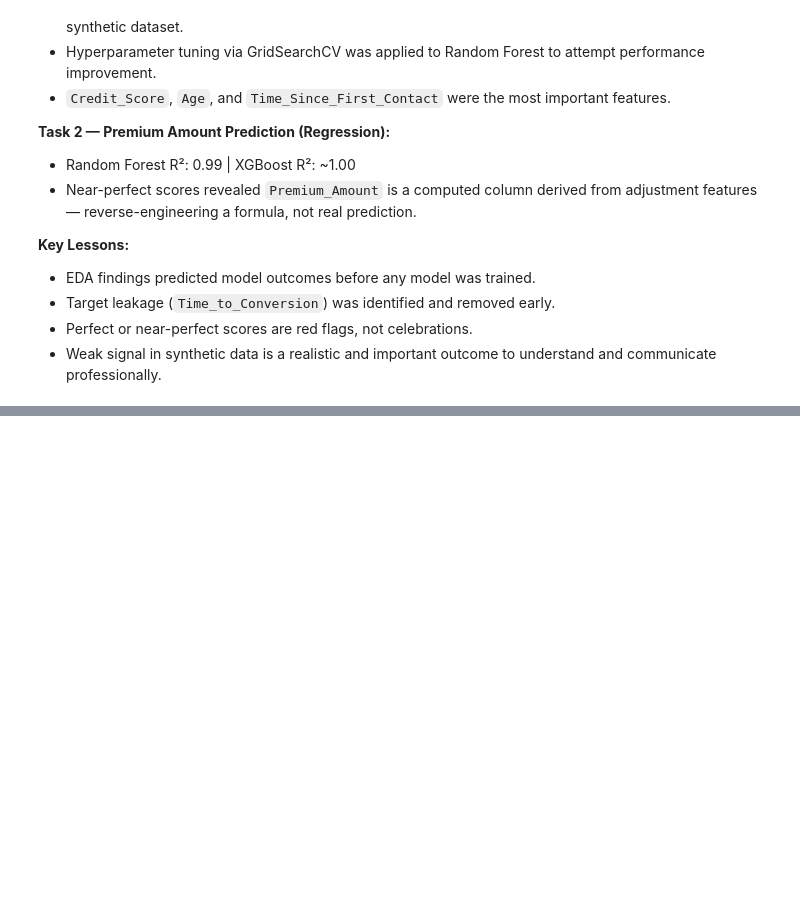
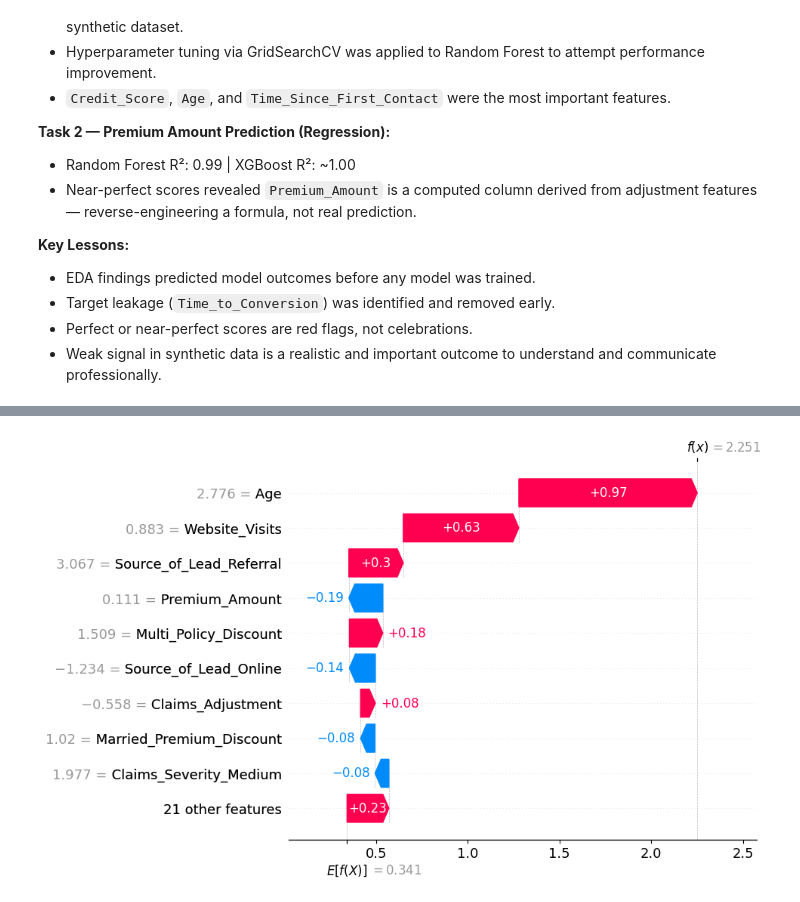
Before and after one commit to OluwatomisinOA/AI-Engineering, a Jupyter notebook: Projects/04_Insurance_Lead_Conversion_Prediction/Insurance_Lead_Conversion_Predicition.ipynb, the cells around one changed output, grey strips where cells are left out. Saved outputs shown, nothing was run; the diff lists cells and outputs as text; code cells hidden in the pictures; blank space fills up the shorter version.

```diff
--- a/Projects/04_Insurance_Lead_Conversion_Prediction/Insurance_Lead_Conversion_Predicition.ipynb
+++ b/Projects/04_Insurance_Lead_Conversion_Prediction/Insurance_Lead_Conversion_Predicition.ipynb
@@ -607,0 +636,12 @@ This project built a full machine learning pipeline on synthetic insurance data.
+# %%
+# waterfall plot
+shap.plots.waterfall(
+    shap.Explanation(
+        values=shap_values[0],
+        base_values=explainer.expected_value,
+        data=X_test[0],
+        feature_names=list(X.columns)
+    )
+)
+# %% [output]
+[figure, added]
```
Also changed, not shown: parts of 18 cells of this notebook.
